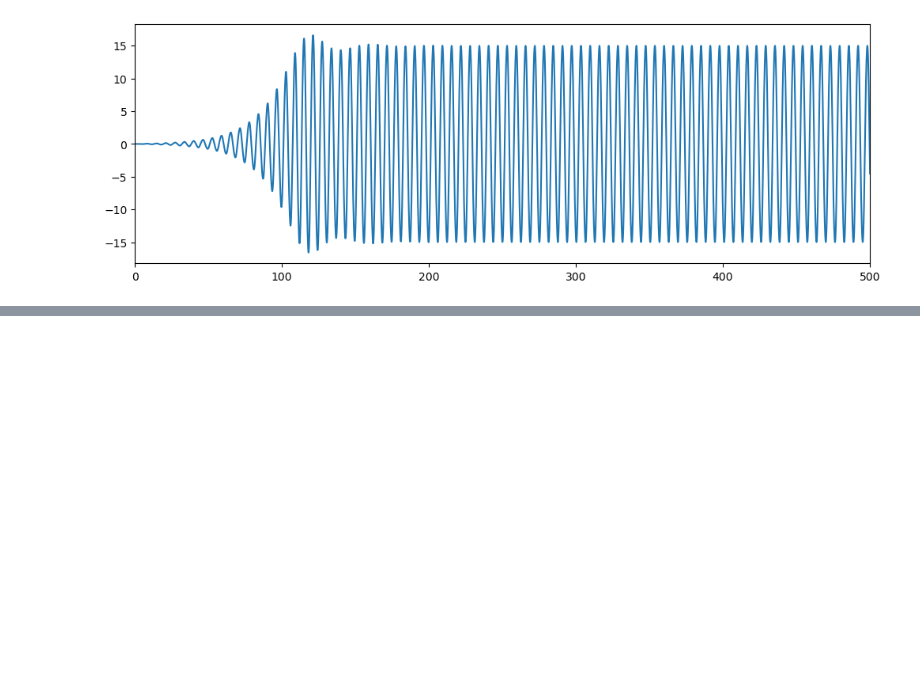
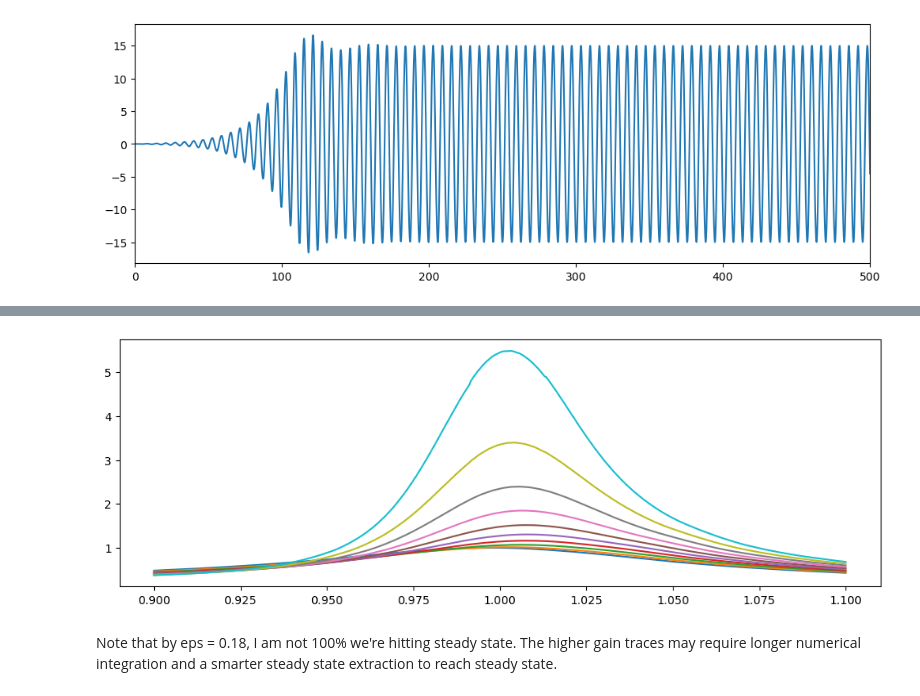
Before and after one commit to gsteele13/JPA-Harmonic-Balance, a Jupyter notebook: brute_force_ode_integration/JPA numerical integration.ipynb, the cells around one changed output, grey strips where cells are left out. Drawn from its saved outputs; the diff is of its cells as text; code cells hidden in the pictures; blank space fills up the shorter version.

Commit message:
added a vectorised example

```diff
--- a/brute_force_ode_integration/JPA numerical integration.ipynb
+++ b/brute_force_ode_integration/JPA numerical integration.ipynb
@@ -208,0 +222,45 @@ plt.xlim(0,500)
+# %%
+T = 1000
+gam = 0.1
+eps = 0.1
+F = 0.1
+alpha = 0
+N = 10000
+
+Nw = 500
+ws = np.geomspace(0.9,1.1,Nw)
+wp = 2*ws
+
+def solve_vector():
+    # The trick is: we need
+    def dydt_vector(t,y):
+        x = y[:len(y)//2]
+        v = y[len(y)//2:]
+        dxdt = v
+        dvdt = (F*np.cos(ws*t) - gam*v - x*(1+eps*np.cos(wp*t+phi)) - alpha*x**3)
+        return np.concatenate([dxdt,dvdt],axis=None)
+
+    T = 300
+    ts = 0.1
+    Nt = int(T/ts)
+    t = np.linspace(0,T,Nt)
+
+    x0 = np.zeros(Nw)
+    v0 = np.zeros(Nw)
+    y0 = np.concatenate([x0,v0],axis=None)
+
+    sol = solve_ivp(dydt_vector, [0,T], y0, t_eval=t)
+    x = sol.y[:len(sol.y)//2]
+    amp = np.max(x[:,int(len(sol.y)*0.9):], axis=1) # A hack: manually tweaked to find reasonable steady state
+    return ws, amp
+# %%
+res = []
+for eps in np.linspace(0,0.18, 10):
+    res.append(solve_vector())
+# %%
+for r in res:
+    plt.plot(r[0], r[1])
+# %% [output]
+[figure, added]
+# %% [markdown]
+Note that by eps = 0.18, I am not 100% we're hitting steady state. The higher gain traces may require longer numerical integration and a smarter steady state extraction to reach steady state.
```
Also changed, not shown: parts of 6 cells of this notebook, 1 other file.
